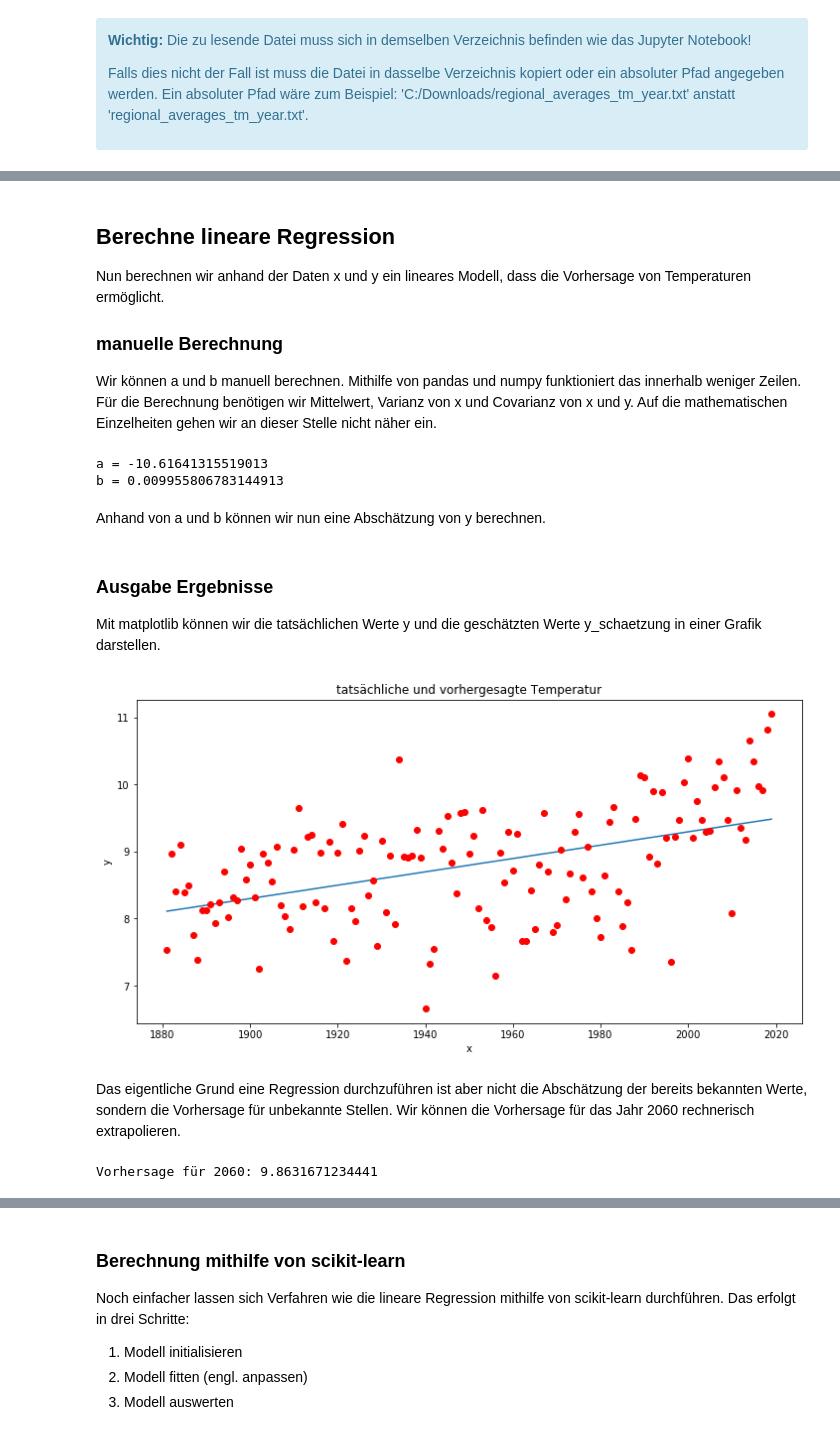
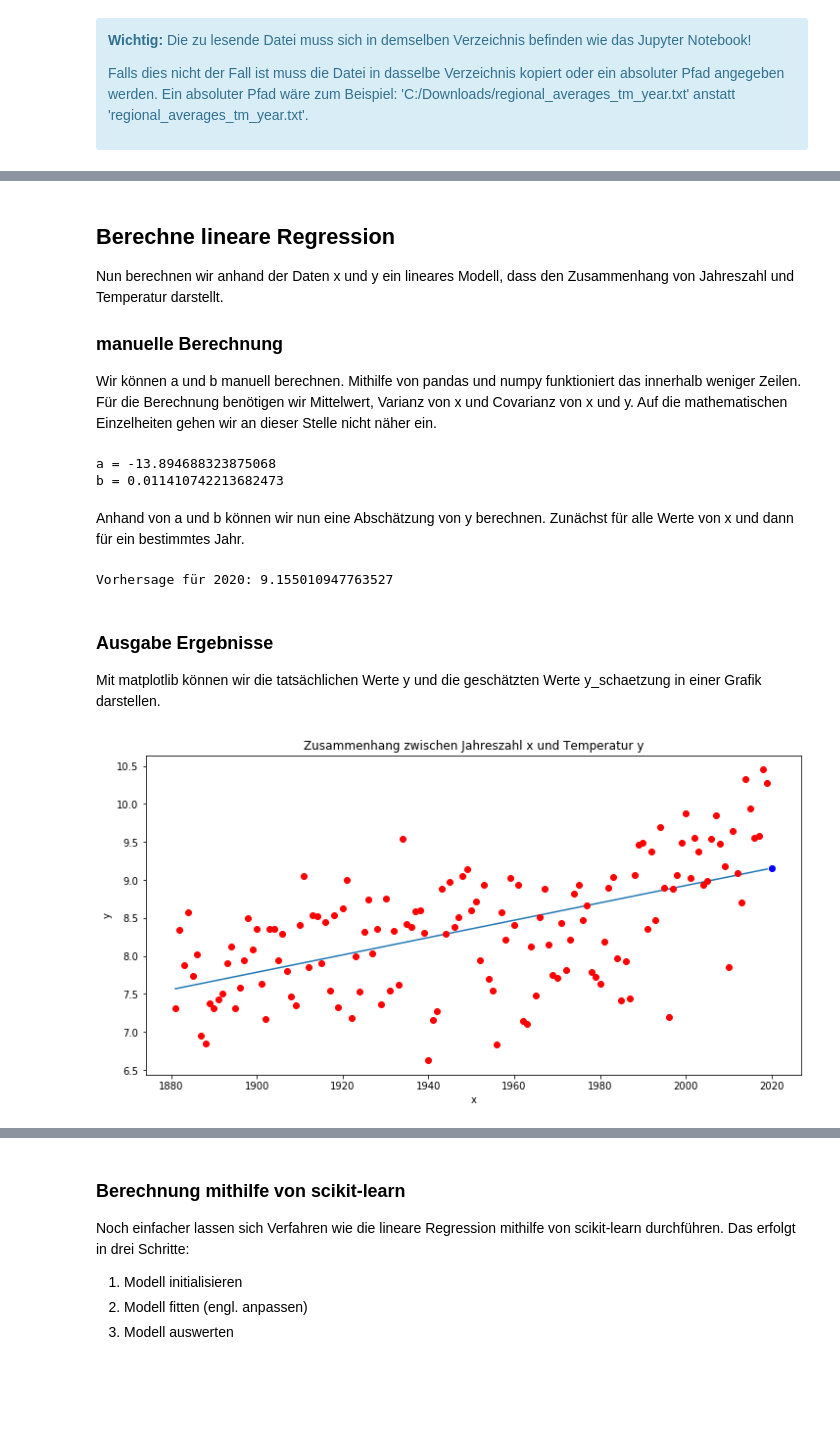
Before and after one commit to StefanSpieker/52Stunden, a Jupyter notebook: regression/temperaturvorhersage.ipynb, the cells around one changed output, grey strips where cells are left out. Cells and saved outputs as stored; diff of their text form; code cells hidden in the pictures; blank space fills up the shorter version.

Commit message:
reworked notebook e.g. read csv via pandas, also included co2 data towards end

```diff
--- a/regression/temperaturvorhersage.ipynb
+++ b/regression/temperaturvorhersage.ipynb
@@ -60,0 +22,6 @@ df.head()
+# %%
+import pandas as pd
+
+df_raw = pd.read_csv('regional_averages_tm_year.txt', delimiter=";", skiprows=1)
+
+df_raw.head()
@@ -60,0 +37,7 @@ df.head()
+# %%
+df = pd.DataFrame(
+    {'x': df_raw['Jahr'],
+     'y': df_raw['Deutschland']}
+)
+
+df.head()
@@ -61,12 +51,14 @@ df.head()
 # %% [markdown]
 ## Berechne lineare Regression
-Nun berechnen wir anhand der Daten x und y ein lineares Modell, dass die Vorhersage von Temperaturen ermöglicht.
+Nun berechnen wir anhand der Daten x und y ein lineares Modell, dass den Zusammenhang von Jahreszahl und Temperatur darstellt.
 
 ### manuelle Berechnung
 Wir können a und b manuell berechnen. Mithilfe von pandas und numpy funktioniert das innerhalb weniger Zeilen. Für die Berechnung benötigen wir Mittelwert, Varianz von x und Covarianz von x und y. Auf die mathematischen Einzelheiten gehen wir an dieser Stelle nicht näher ein.
 # %%
-x_mittel = np.mean(x)
-y_mittel = np.mean(y)
+import numpy as np
+
+x_mittel = np.mean(df['x'])
+y_mittel = np.mean(df['y'])
 
 df['xy_cov'] = (df['x'] - x_mittel) * (df['y'] - y_mittel)
 df['x_var'] = (df['x'] - x_mittel)**2
@@ -76,7 +68,7 @@ a = y_mittel - (b * x_mittel)
 print(f'a = {a}')
 print(f'b = {b}')
 # %% [output]
-a = -10.61641315519013
-b = 0.009955806783144913
+a = -13.894688323875068
+b = 0.011410742213682473
 # %% [markdown]
-Anhand von a und b können wir nun eine Abschätzung von y berechnen.
+Anhand von a und b können wir nun eine Abschätzung von y berechnen. Zunächst für alle Werte von x und dann für ein bestimmtes Jahr.
@@ -85,24 +75,25 @@ y_schaetzung = b*df['x'] + a
+# %%
+y_schaetzung = b*df['x'] + a
+
+jahr_vorhersage = 2020
+y_schaetzung_bestimmtes_jahr = b*jahr_vorhersage + a
+print ("Vorhersage für " + str(jahr_vorhersage) + ": " + str(y_schaetzung_bestimmtes_jahr))
+# %% [output]
+Vorhersage für 2020: 9.155010947763527
 # %% [markdown]
 ### Ausgabe Ergebnisse
 Mit matplotlib können wir die tatsächlichen Werte y und die geschätzten Werte y_schaetzung in einer Grafik darstellen.
 # %%
 from matplotlib import pyplot as plt
 
 plt.figure(figsize=(12, 6))
-plt.plot(x, y_schaetzung) # mithilfe der linearen Regression bestimmte Gerade
-plt.plot(x, y, 'ro')      # Scatter Plot der tatsächlichen Werte
-plt.title('tatsächliche und vorhergesagte Temperatur')
+plt.plot(df['x'], y_schaetzung) # mithilfe der linearen Regression bestimmte Gerade
+plt.plot(df['x'], df['y'], 'ro') # Scatter Plot der tatsächlichen Werte
+plt.plot(jahr_vorhersage, y_schaetzung_bestimmtes_jahr, 'bo') # vorhergesagter Datenpunkt
+plt.title('Zusammenhang zwischen Jahreszahl x und Temperatur y')
 plt.xlabel('x')
 plt.ylabel('y')
 
 plt.show()
 # %% [output]
-[figure, old version]
+[figure, new version]
-# %% [markdown]
-Das eigentliche Grund eine Regression durchzuführen ist aber nicht die Abschätzung der bereits bekannten Werte, sondern die Vorhersage für unbekannte Stellen. Wir können die Vorhersage für das Jahr 2060 rechnerisch extrapolieren.
-# %%
-jahr_vorhersage = 2060
-y_jahr_vorhersage = b*jahr_vorhersage + a
-print ("Vorhersage für " + str(jahr_vorhersage) + ": " + str(y_jahr_vorhersage))
-# %% [output]
-Vorhersage für 2060: 9.8631671234441
```
Also changed, not shown: parts of 31 cells of this notebook, 1 other file.
